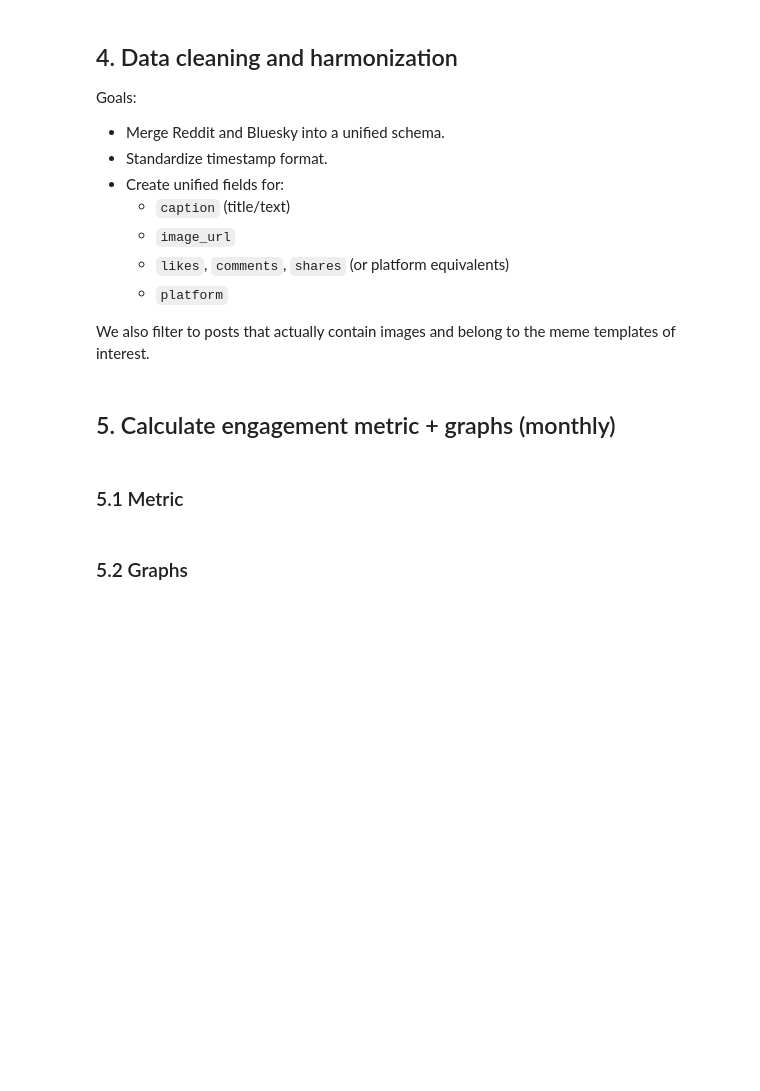
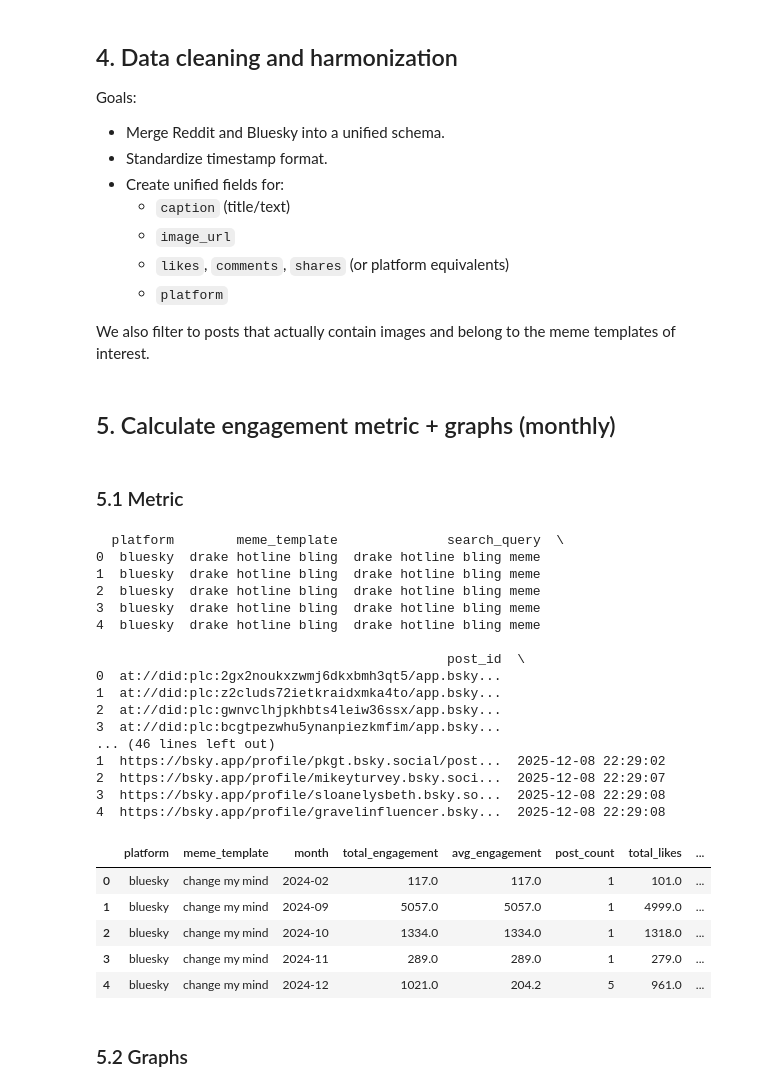
Before and after one commit to aksharabruno/meme-analysis-project, a Jupyter notebook: meme_project_outline.ipynb, the cells around one changed output. Drawn from its saved outputs; the diff is of its cells as text; code cells hidden in the pictures; blank space fills up the shorter version.

Commit message:
plots for bluesky

```diff
--- a/meme_project_outline.ipynb
+++ b/meme_project_outline.ipynb
@@ -945,8 +960,10 @@ full_df.head()
 # %%
 import pandas as pd
 
-# Load the dataset
-df = pd.read_csv("merged.csv")
+# Load the dataset for bluesky
+
+df = pd.read_csv("data/raw/bluesky_merged.csv", encoding="latin1")
+print(df.head())
 
 # -----------------------------
 # 1. Clean & convert data types
@@ -961,33 +978,57 @@ df["created_at"] = pd.to_datetime(df["created_at"], errors="coerce")
 
 # Extract Year-Month (YYYY-MM)
 df["month"] = df["created_at"].dt.to_period("M").astype(str)
 
 # -----------------------------
 # 2. Compute Weighted Engagement
 # -----------------------------
 df["engagement"] = df["likes"] + 2 * df["replies"]
 
 # -----------------------------
 # 3. Group by Template × Month × Platform
 # -----------------------------
 monthly = (
     df.groupby(["platform", "meme_template", "month"])
       .agg(
           total_engagement = ("engagement", "sum"),
           avg_engagement   = ("engagement", "mean"),
           post_count       = ("engagement", "count"),
           total_likes      = ("likes", "sum"),
           total_replies    = ("replies", "sum")
       )
       .reset_index()
 )
 
 # -----------------------------
 # 4. Save monthly summary
 # -----------------------------
 monthly.to_csv("monthly_template_summary.csv", index=False)
 
 monthly.head()
+# %% [output]
+  platform        meme_template              search_query  \
+0  bluesky  drake hotline bling  drake hotline bling meme
+1  bluesky  drake hotline bling  drake hotline bling meme
+2  bluesky  drake hotline bling  drake hotline bling meme
+3  bluesky  drake hotline bling  drake hotline bling meme
+4  bluesky  drake hotline bling  drake hotline bling meme
+
+                                             post_id  \
+0  at://did:plc:2gx2noukxzwmj6dkxbmh3qt5/app.bsky...
+1  at://did:plc:z2cluds72ietkraidxmka4to/app.bsky...
+2  at://did:plc:gwnvclhjpkhbts4leiw36ssx/app.bsky...
+3  at://did:plc:bcgtpezwhu5ynanpiezkmfim/app.bsky...
+... (46 lines left out)
+1  https://bsky.app/profile/pkgt.bsky.social/post...  2025-12-08 22:29:02
+2  https://bsky.app/profile/mikeyturvey.bsky.soci...  2025-12-08 22:29:07
+3  https://bsky.app/profile/sloanelysbeth.bsky.so...  2025-12-08 22:29:08
+4  https://bsky.app/profile/gravelinfluencer.bsky...  2025-12-08 22:29:08
+|  | platform | meme_template | month | total_engagement | avg_engagement | post_count | total_likes | ... |
+| 0 | bluesky | change my mind | 2024-02 | 117.0 | 117.0 | 1 | 101.0 | ... |
+| 1 | bluesky | change my mind | 2024-09 | 5057.0 | 5057.0 | 1 | 4999.0 | ... |
+| 2 | bluesky | change my mind | 2024-10 | 1334.0 | 1334.0 | 1 | 1318.0 | ... |
+| 3 | bluesky | change my mind | 2024-11 | 289.0 | 289.0 | 1 | 279.0 | ... |
+| 4 | bluesky | change my mind | 2024-12 | 1021.0 | 204.2 | 5 | 961.0 | ... |
 # %% [markdown]
 ### 5.2 Graphs
 # %%
```
Also changed, not shown: parts of 4 cells of this notebook, 12 other files.
